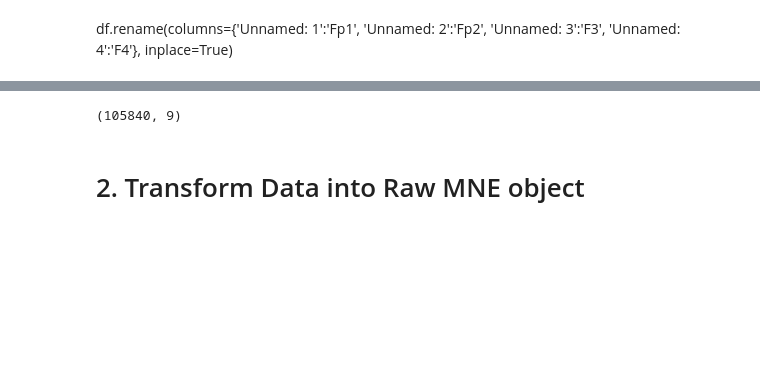
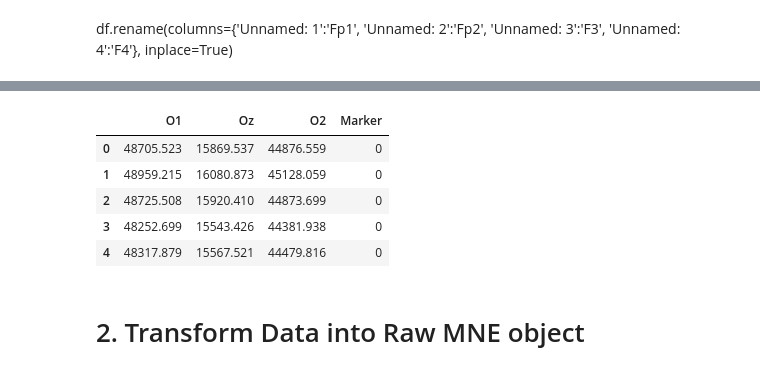
Before and after one commit to chaklam-silpasuwanchai/EEG-Real-Time-Applications, a Jupyter notebook: SSVEP/3-analysis/Model Training.ipynb, the cells around one changed output, grey strips where cells are left out. Drawn from its saved outputs; the diff is of its cells as text; code cells hidden in the pictures; blank space fills up the shorter version.

```diff
--- a/SSVEP/3-analysis/Model Training.ipynb
+++ b/SSVEP/3-analysis/Model Training.ipynb
@@ -58,7 +55,12 @@ df = df.drop(["timestamps"], axis=1)
 # %%
-df.shape
+df.head()
 # %% [output]
-(105840, 9)
+|  | O1 | Oz | O2 | Marker |
+| 0 | 48705.523 | 15869.537 | 44876.559 | 0 |
+| 1 | 48959.215 | 16080.873 | 45128.059 | 0 |
+| 2 | 48725.508 | 15920.410 | 44873.699 | 0 |
+| 3 | 48252.699 | 15543.426 | 44381.938 | 0 |
+| 4 | 48317.879 | 15567.521 | 44479.816 | 0 |
 # %% [markdown]
 # 2. Transform Data into Raw MNE object
 # %%
```
Also changed, not shown: parts of 81 cells of this notebook, 4 other files.
